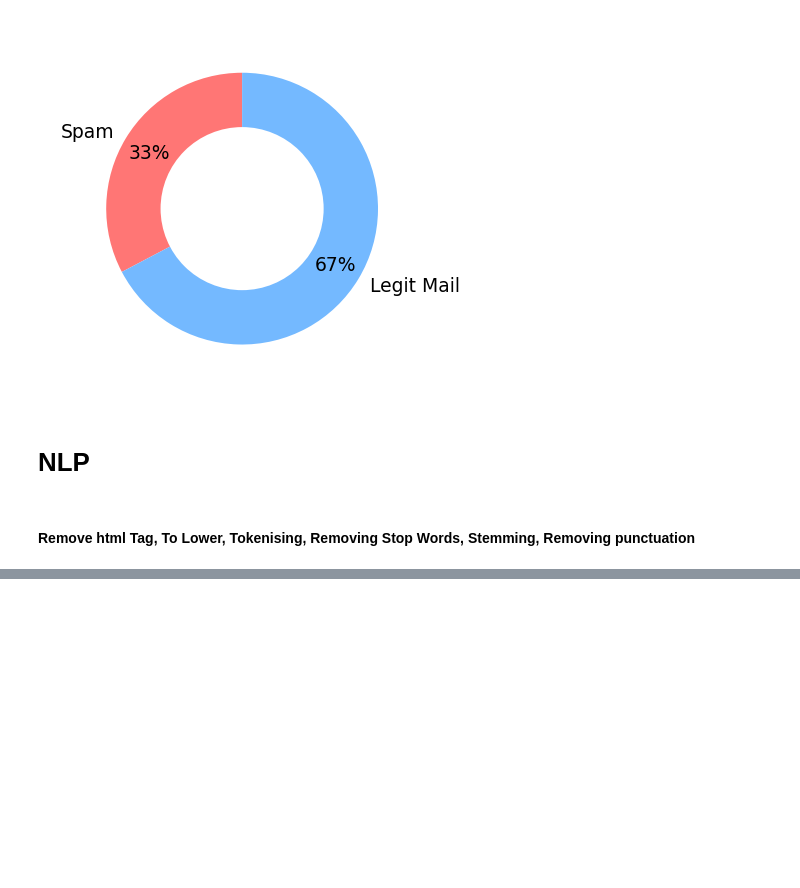
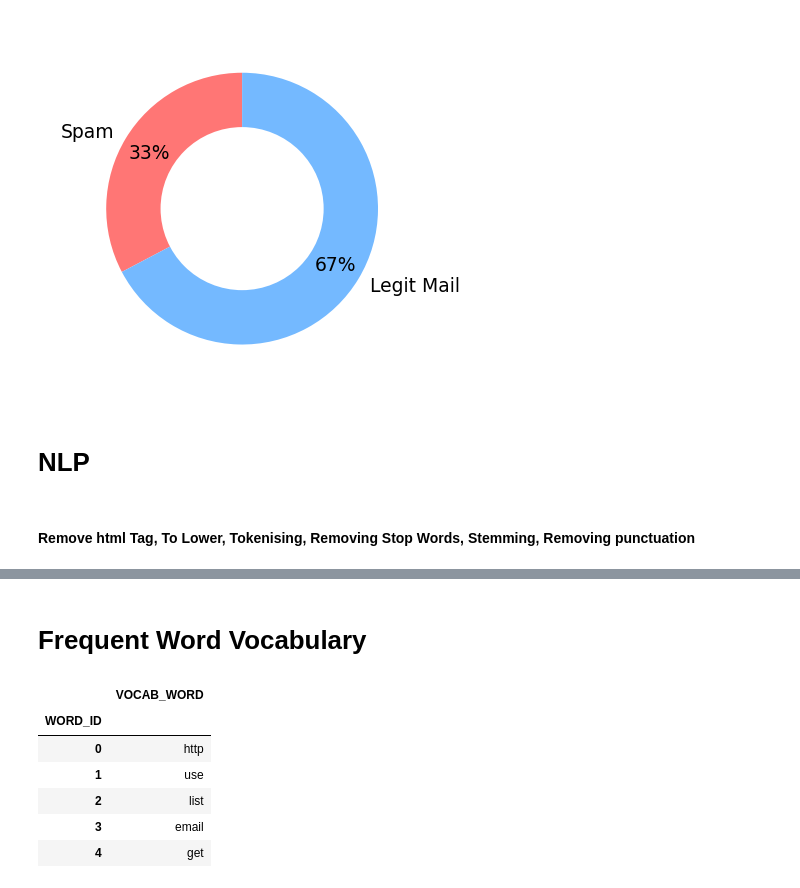
Before and after one commit to qa-amin/Naive-Bayes-Classifier-to-Filter-Spam-Emails, a Jupyter notebook: Naive _Bayes _Classifier.ipynb, the cells around one changed output, grey strips where cells are left out. Drawn from its saved outputs; the diff is of its cells as text; code cells hidden in the pictures; blank space fills up the shorter version.

```diff
--- a/Naive _Bayes _Classifier.ipynb
+++ b/Naive _Bayes _Classifier.ipynb
@@ -24,6 +29,10 @@ EASY_NONSPAM_2_PATH = 'SpamData/01_Processing/spam_assassin_corpus/easy_ham_2'
 
 SPAM_CAT = 1
 HAM_CAT = 0
+VOCAB_SIZE = 2500
+
+
+WORD_ID_FILE = 'SpamData/01_Processing/word-by-id.csv'
 # %% [markdown]
 # Reading Email Body From Dataset
 # %%
@@ -317,0 +331,3 @@ Length: 13241, dtype: int64
+# %%
+nested_list = data['MESSAGE'].apply(clean_message)
+flat_nested_list = [item for sublist in nested_list for item in sublist]
@@ -317,0 +337,3 @@ Length: 13241, dtype: int64
+# %%
+unique_words = pd.Series(flat_nested_list).value_counts()
+unique_words
@@ -317,0 +353,3 @@ Length: 13241, dtype: int64
+# %%
+frequent_words = unique_words[0:VOCAB_SIZE]
+frequent_words[:10]
@@ -317,0 +368,15 @@ Length: 13241, dtype: int64
+# %% [markdown]
+# Frequent Word Vocabulary
+# %%
+word_ids = range(0, VOCAB_SIZE)
+vocab = pd.DataFrame({'VOCAB_WORD':frequent_words.index.values}, index=word_ids)
+vocab.index.name = 'WORD_ID'
+vocab.head()
+# %% [output]
+|  | VOCAB_WORD |
+| WORD_ID |  |
+| 0 | http |
+| 1 | use |
+| 2 | list |
+| 3 | email |
+| 4 | get |
```
Also changed, not shown: parts of 23 cells of this notebook.
